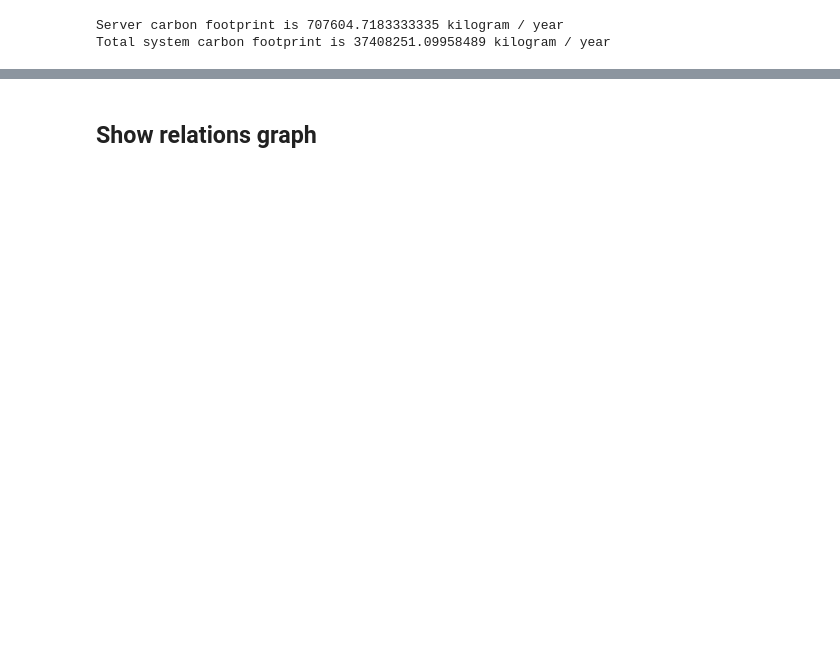
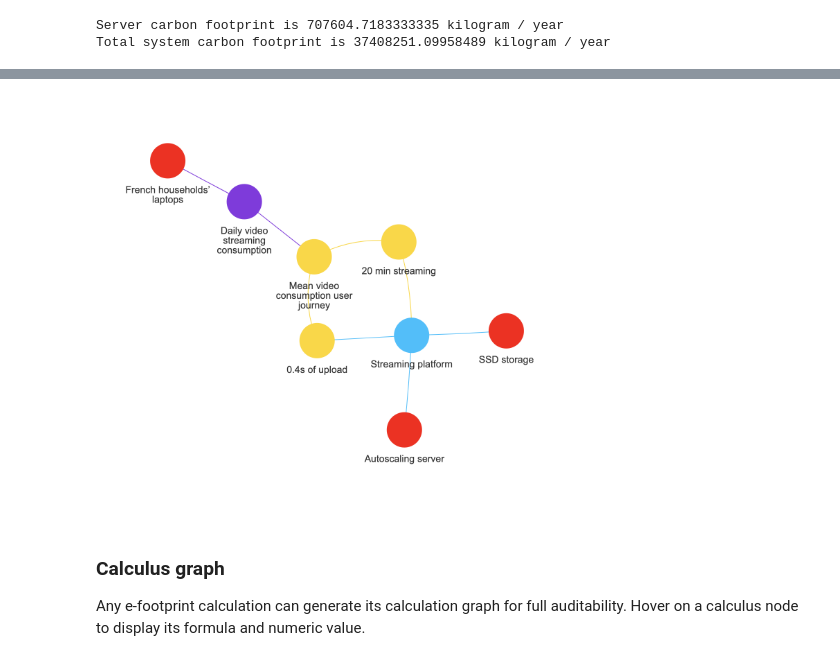
Before and after one commit to publicissapient-france/e-footprint, a Jupyter notebook: quickstart.ipynb, the cells around one changed output, grey strips where cells are left out. Cells and saved outputs as stored; diff of their text form; code cells hidden in the pictures; blank space fills up the shorter version.

```diff
--- a/quickstart.ipynb
+++ b/quickstart.ipynb
@@ -156,4 +156,13 @@ device_population_fab_footprint_calculus_graph.html
 [interactive output not drawn]
+# %%
+# Static display for github, works only from e-footprint repository base folder
+from IPython.display import display, Image
+
+display(Image(filename=os.path.join("images", "obj_relationships_graph_example.png"), width=500, height=50))
+# %% [output]
+[figure, added]
 # %% [markdown]
-## Show relations graph
+### Calculus graph
+
+Any e-footprint calculation can generate its calculation graph for full auditability. Hover on a calculus node to display its formula and numeric value.
 # %%
```
Also changed, not shown: parts of 27 cells of this notebook, 10 other files.
